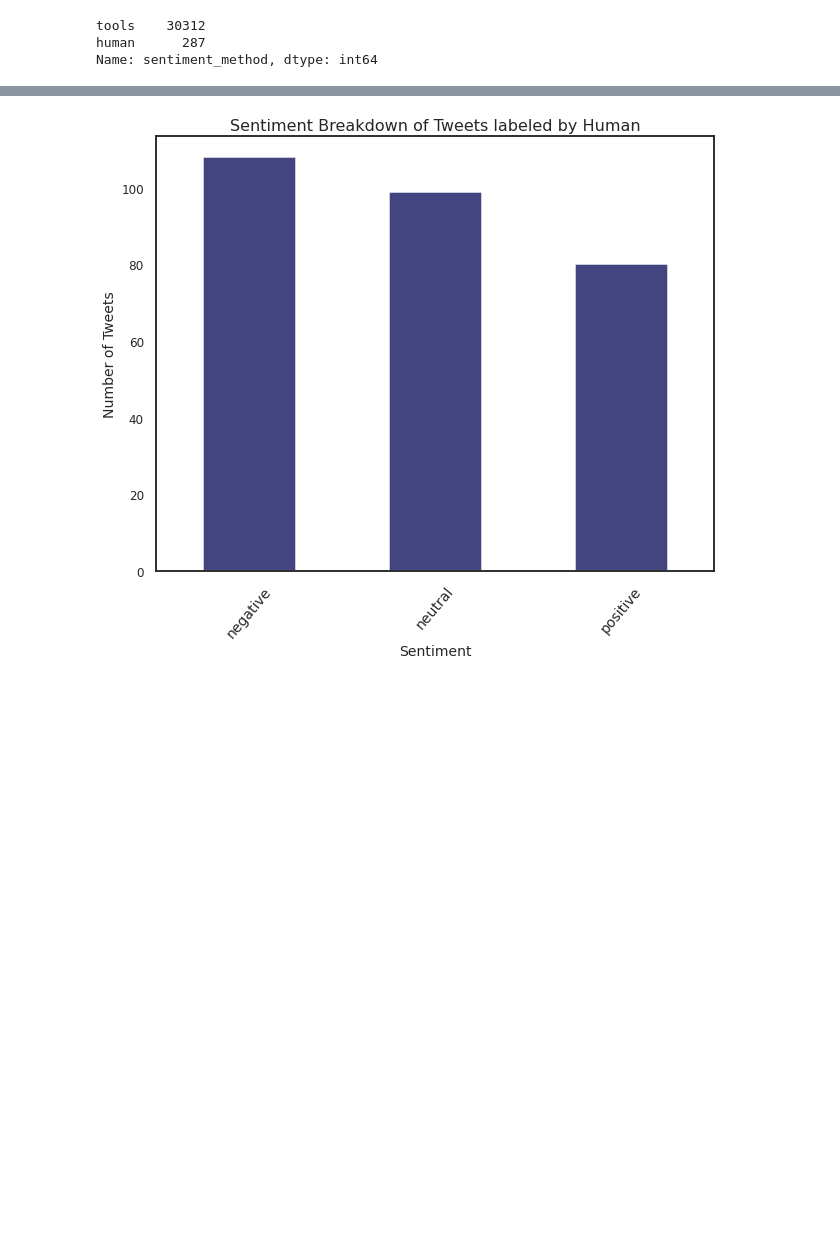
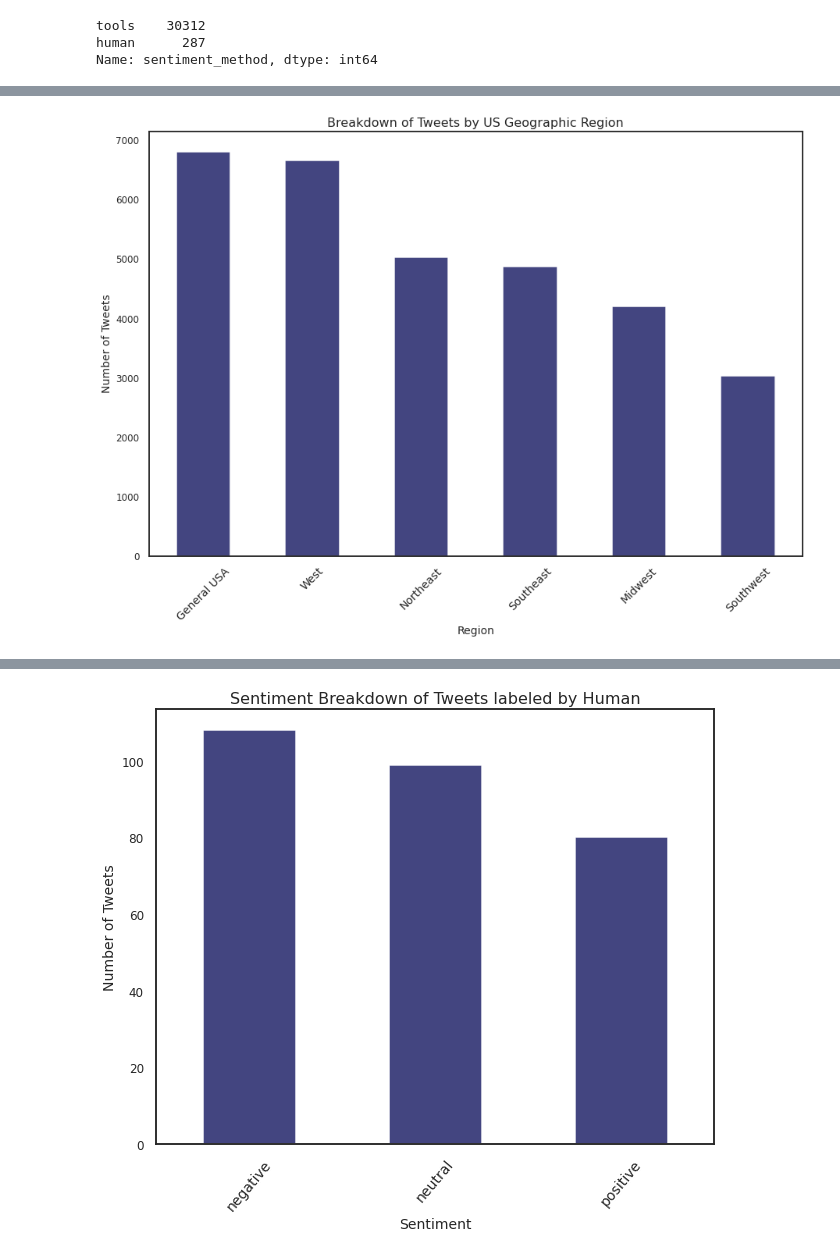
Before and after one commit to lspope/capstone, a Jupyter notebook: code/eda.ipynb, the cells around one changed output, grey strips where cells are left out. Drawn from its saved outputs; the diff is of its cells as text; code cells hidden in the pictures; blank space fills up the shorter version.

```diff
--- a/code/eda.ipynb
+++ b/code/eda.ipynb
@@ -215 +219,12 @@ by_sentiment.plot.pie(autopct='%.1f%%');
 [figure]
+# %%
+by_region = vetted_usa_tweets.groupby(['region'])['content'].count()
+by_region.sort_values(ascending=False, inplace=True)
+by_region.plot.bar(fontsize=14, rot=45, alpha=0.95, figsize=(15,10), colormap='tab20b')
+plt.title('Breakdown of Tweets by US Geographic Region', size='16')
+plt.xlabel('Region',size=14)
+plt.ylabel('Number of Tweets',size=14)
+plt.yticks(size=12)
+plt.show()
+# %% [output]
+[figure, added]
```
Also changed, not shown: parts of 9 cells of this notebook, 3 other files.
